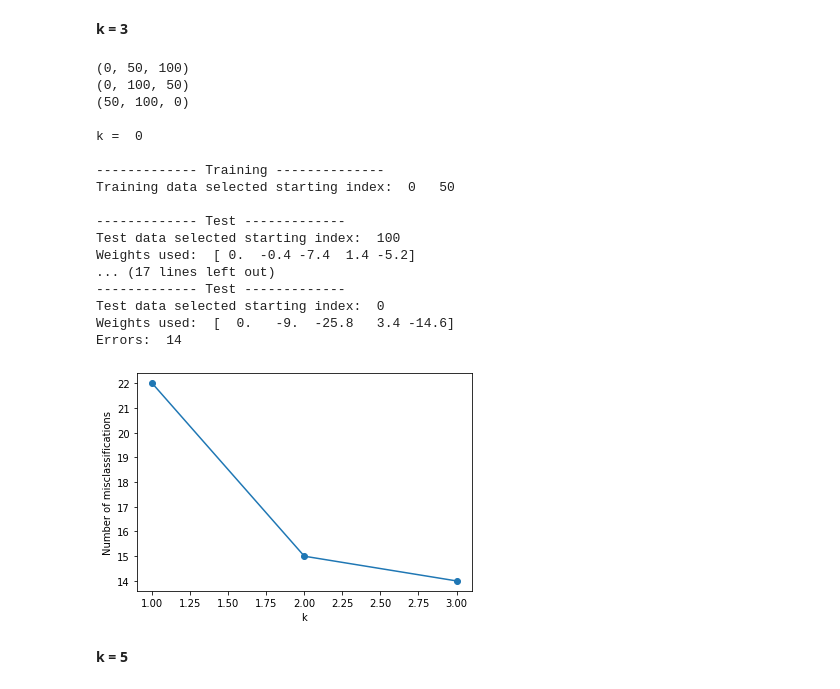
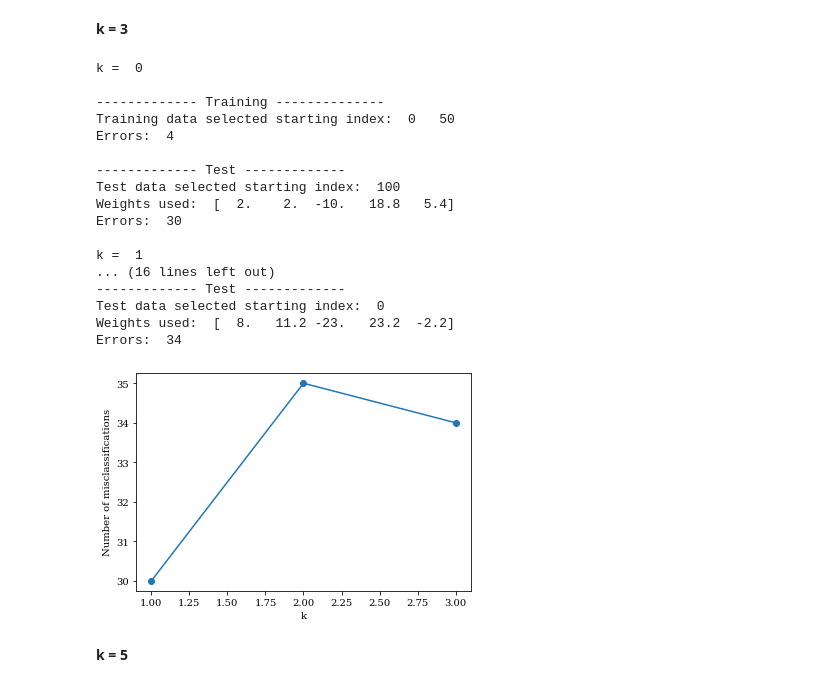
Before and after one commit to limited-fion/ee3-ml, a Jupyter notebook: Fion_ML_non_linear_predictors.ipynb, the cells around one changed output. Saved outputs shown, nothing was run; the diff lists cells and outputs as text; code cells hidden in the pictures.

```diff
--- a/Fion_ML_non_linear_predictors.ipynb
+++ b/Fion_ML_non_linear_predictors.ipynb
@@ -299,13 +383,7 @@ W3 = [ -10.,  -108.4,  -70.6,  140.4,  118.2]
 # W2 = [-14.,   45.,  -58.2, -36.4, -65.6] non-transformed
 # W2 = [  62, 197.2, -132.90726172, -303.2, 5.70205197 ] transformed with i = 3, j = -2
 # %%
-i = -7
-j = -2
-iris = load_iris()
-features = iris.data.T
-features[1] = i*features[1]**j + i*features[1]**(j-1)
-features[3] = i*features[3]**j + i*features[3]**(j-1)
-new_X = np.column_stack(features)
+n_iter = 100
 
 def predict3(W1, W2, W3, X):
   """ Return class label after each setp """
@@ -324,16 +402,19 @@ def predict3(W1, W2, W3, X):
       res.append(1)
   return res
 
-
 def check(X, y):
   # errors on whole dataset
   errors = 0
-
   for j, (res, target) in enumerate(zip(predict3(W1, W2, W3, X), y)):
       if res != target:
-          errors += 1
+        print("j: ", j)
+        print("expected: ", target)
+        print("predicted: ", res)
+        errors += 1
 
-  print("Error: ", errors)
+  print ("Iteration: ", 1)
+  print("Weights: ", W1," ", W2," ", W3)
+  print("Errors: ", errors)
 # %%
 check(X, labels)
 # %% [output]
@@ -351,11 +443,15 @@ Choose one of your three linear classifiers from Task 1, use k-Fold Cross-Valida
 from itertools import permutations
 
 def train(W, Z):
+  errors = 0
   for j, (xi, target) in enumerate(zip(Z[:, :4],Z[:, 4])):
     update = target - predict(W, xi)
     W[1:] += update*xi
     W[0] += update
+    if predict(W, xi) != target:
+        errors += 1
     #print("Weights for j = ", j, " : ", W)
+  print("Errors: ", errors)
   return W
 
 def test(W, Z):
@@ -424,53 +520,47 @@ for i in range(k):
 # shuffle the index
 p = permutations(n)
 select_range = list([(0, 50, 100),(0, 100, 50),(50,100,0)])
-
-# print permutation
-for i in select_range:
-  print(i)
-
-print()
 
 # shuffle X
 np.random.shuffle(Z)
 
 # select X, train for k-1 times, test once
 errors_ = []
 for i in range(k):
   print("k = ", i)
   print()
   Z_train = select_training_data3(select_range[i][0], select_range[i][1], Z)
   print ("------------- Training --------------")
   print("Training data selected starting index: ", select_range[i][0], " ", select_range[i][1])
   W_training = train(W_training, Z_train)
 
   Z_test = select_test_data(select_range[i][2], Z, k)
   print()
   print ("------------- Test -------------")
   print("Test data selected starting index: ", select_range[i][2])
   errors_.append(test(W_training, Z_test))
   print()
 
 plot_errors2(errors_)
 # %% [output]
-(0, 50, 100)
-(0, 100, 50)
-(50, 100, 0)
-
 k =  0
 
 ------------- Training --------------
 Training data selected starting index:  0   50
+Errors:  4
 
 ------------- Test -------------
 Test data selected starting index:  100
-Weights used:  [ 0.  -0.4 -7.4  1.4 -5.2]
-... (17 lines left out)
+Weights used:  [  2.    2.  -10.   18.8   5.4]
+Errors:  30
+
+k =  1
+... (16 lines left out)
 ------------- Test -------------
 Test data selected starting index:  0
-Weights used:  [  0.   -9.  -25.8   3.4 -14.6]
-Errors:  14
+Weights used:  [  8.   11.2 -23.   23.2  -2.2]
+Errors:  34
-[figure, old version]
+[figure, new version]
 # %% [markdown]
 **k = 5**
 # %%
```
Also changed, not shown: parts of 18 cells of this notebook.
